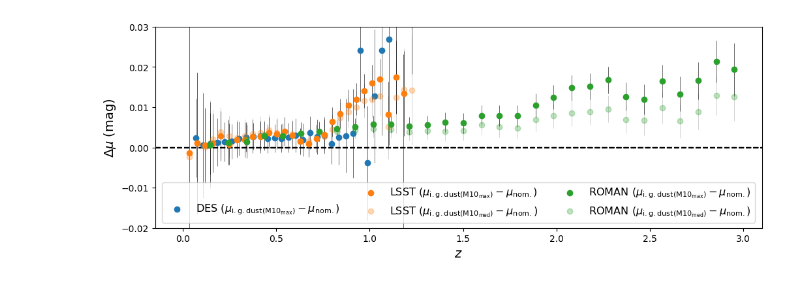
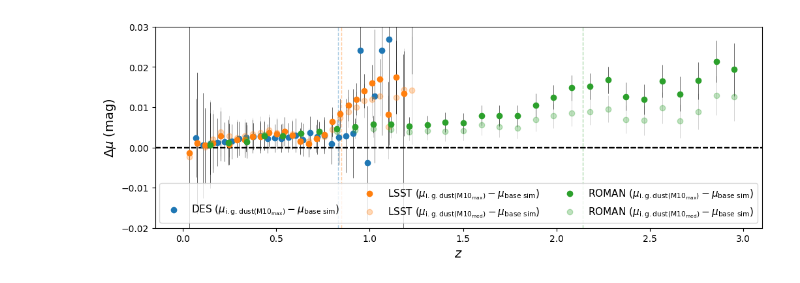
Before and after one commit to erikpeterson23/SN_IG_dust, a Jupyter notebook: RVroman_mu_dif.ipynb, the cells around one changed output. Drawn from its saved outputs; the diff is of its cells as text; code cells hidden in the pictures.

```diff
--- a/RVroman_mu_dif.ipynb
+++ b/RVroman_mu_dif.ipynb
@@ -86,14 +86,20 @@ def plot_mu_dif(nodust,dust,label="",color="",alpha=1):
 # %%
 plt.figure(figsize=(12,4))
 plt.scatter(0,0,c="white",label=" ")
-plot_mu_dif(DES[create_filt(DES)&(np.isin(DES['FIELD'],['X3','C3']))],DES_max[create_filt(DES_max)&(np.isin(DES_max['FIELD'],['X3','C3']))],label="DES ($\mu_\mathrm{i.g.dust(M10_{max})} - \mu_\mathrm{nom.}$)",color="C0")
-plot_mu_dif(LSST[create_filt(LSST)&(np.isin(LSST['FIELD'],['DDF']))],LSST_max[create_filt(LSST_max)&(np.isin(LSST_max['FIELD'],['DDF']))],label="LSST ($\mu_\mathrm{i.g.dust(M10_{max})} - \mu_\mathrm{nom.}$)",color="C1")
-plot_mu_dif(LSST[create_filt(LSST)&(np.isin(LSST['FIELD'],['DDF']))],LSST_med[create_filt(LSST_med)&(np.isin(LSST_med['FIELD'],['DDF']))],label="LSST ($\mu_\mathrm{i.g.dust(M10_{med})} - \mu_\mathrm{nom.}$)",color="C1",alpha=0.3)
-plot_mu_dif(ROMAN[create_filt(ROMAN)&(np.isin(ROMAN['FIELD'],['DEEP']))],ROMAN_max[create_filt(ROMAN_max)&(np.isin(ROMAN_max['FIELD'],['DEEP']))],label="ROMAN ($\mu_\mathrm{i.g.dust(M10_{max})} - \mu_\mathrm{nom.}$)",color="C2")
-plot_mu_dif(ROMAN[create_filt(ROMAN)&(np.isin(ROMAN['FIELD'],['DEEP']))],ROMAN_med[create_filt(ROMAN_med)&(np.isin(ROMAN_med['FIELD'],['DEEP']))],label="ROMAN ($\mu_\mathrm{i.g.dust(M10_{med})} - \mu_\mathrm{nom.}$)",color="C2",alpha=0.3)
+plot_mu_dif(DES[create_filt(DES)&(np.isin(DES['FIELD'],['X3','C3']))],DES_max[create_filt(DES_max)&(np.isin(DES_max['FIELD'],['X3','C3']))],label="DES ($\mu_\mathrm{i.g.dust(M10_{max})} - \mu_\mathrm{base\ sim}$)",color="C0")
+plot_mu_dif(LSST[create_filt(LSST)&(np.isin(LSST['FIELD'],['DDF']))],LSST_max[create_filt(LSST_max)&(np.isin(LSST_max['FIELD'],['DDF']))],label="LSST ($\mu_\mathrm{i.g.dust(M10_{max})} - \mu_\mathrm{base\ sim}$)",color="C1")
+plot_mu_dif(LSST[create_filt(LSST)&(np.isin(LSST['FIELD'],['DDF']))],LSST_med[create_filt(LSST_med)&(np.isin(LSST_med['FIELD'],['DDF']))],label="LSST ($\mu_\mathrm{i.g.dust(M10_{med})} - \mu_\mathrm{base\ sim}$)",color="C1",alpha=0.3)
+plot_mu_dif(ROMAN[create_filt(ROMAN)&(np.isin(ROMAN['FIELD'],['DEEP']))],ROMAN_max[create_filt(ROMAN_max)&(np.isin(ROMAN_max['FIELD'],['DEEP']))],label="ROMAN ($\mu_\mathrm{i.g.dust(M10_{max})} - \mu_\mathrm{base\ sim}$)",color="C2")
+plot_mu_dif(ROMAN[create_filt(ROMAN)&(np.isin(ROMAN['FIELD'],['DEEP']))],ROMAN_med[create_filt(ROMAN_med)&(np.isin(ROMAN_med['FIELD'],['DEEP']))],label="ROMAN ($\mu_\mathrm{i.g.dust(M10_{med})} - \mu_\mathrm{base\ sim}$)",color="C2",alpha=0.3)
 plt.ylim(-0.02,0.03)
-plt.legend(loc="lower center",ncol=3,fontsize=11.6)
-plt.savefig("pdfs/combined_mu_dif.pdf",bbox_inches='tight')
+
+
+plt.axvline(x=0.83,ls='--',c='C0',alpha=0.4,lw=1)
+plt.axvline(x=0.85,ls='--',c='C1',alpha=0.4,lw=1)
+plt.axvline(x=2.14,ls='--',c='C2',alpha=0.4,lw=1)
+
+plt.legend(loc="lower center",ncol=3,fontsize=11)
+# plt.savefig("pdfs/combined_mu_dif.pdf",bbox_inches='tight')
 plt.show()
 # %% [output]
-[figure, old version]
+[figure, new version]
```
Also changed, not shown: parts of 1 cell of this notebook, 5 other files.
